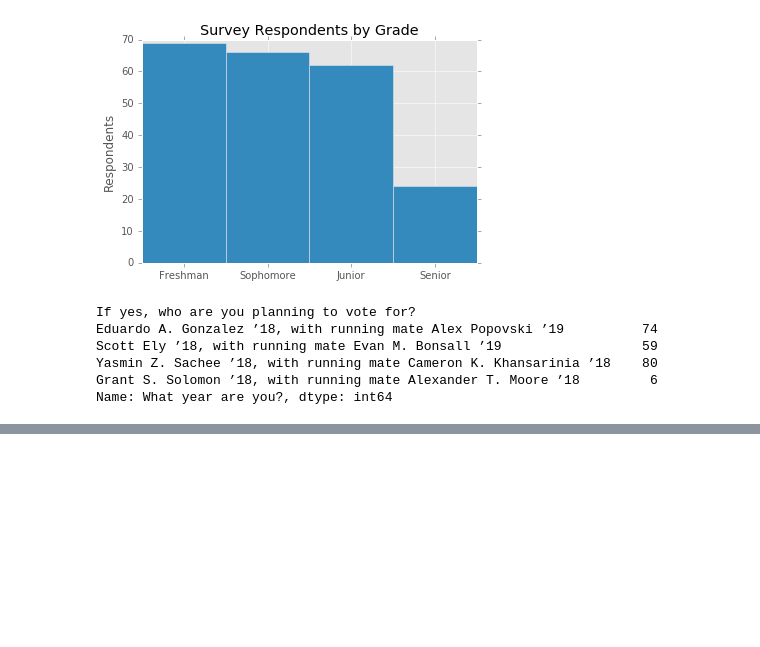
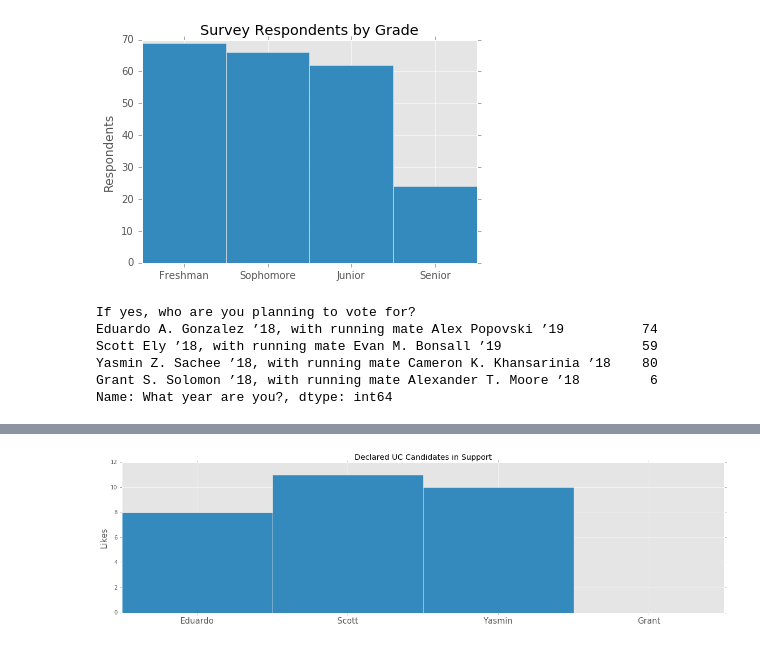
Before and after one commit to HarvardOpenData/sixteenthirtysix, a Jupyter notebook: Data Analysis.ipynb, the cells around one changed output, grey strips where cells are left out. Saved outputs shown, nothing was run; the diff lists cells and outputs as text; code cells hidden in the pictures; blank space fills up the shorter version.

```diff
--- a/Data Analysis.ipynb
+++ b/Data Analysis.ipynb
@@ -80,0 +109,12 @@ for year in years:
+# %%
+# UC Representative support
+uc_likes = [8, 11, 10, 0]
+# %%
+plt.figure(figsize = (20, 5))
+plt.bar(np.arange(0, 4), uc_likes, width = 1.0)
+plt.title("Declared UC Candidates in Support")
+plt.xticks(np.arange(0.5, 4), candidates_short, fontsize = 15)
+plt.ylabel('Likes', fontsize = 15)
+plt.show()
+# %% [output]
+[figure, added]
```
Also changed, not shown: parts of 9 cells of this notebook.
